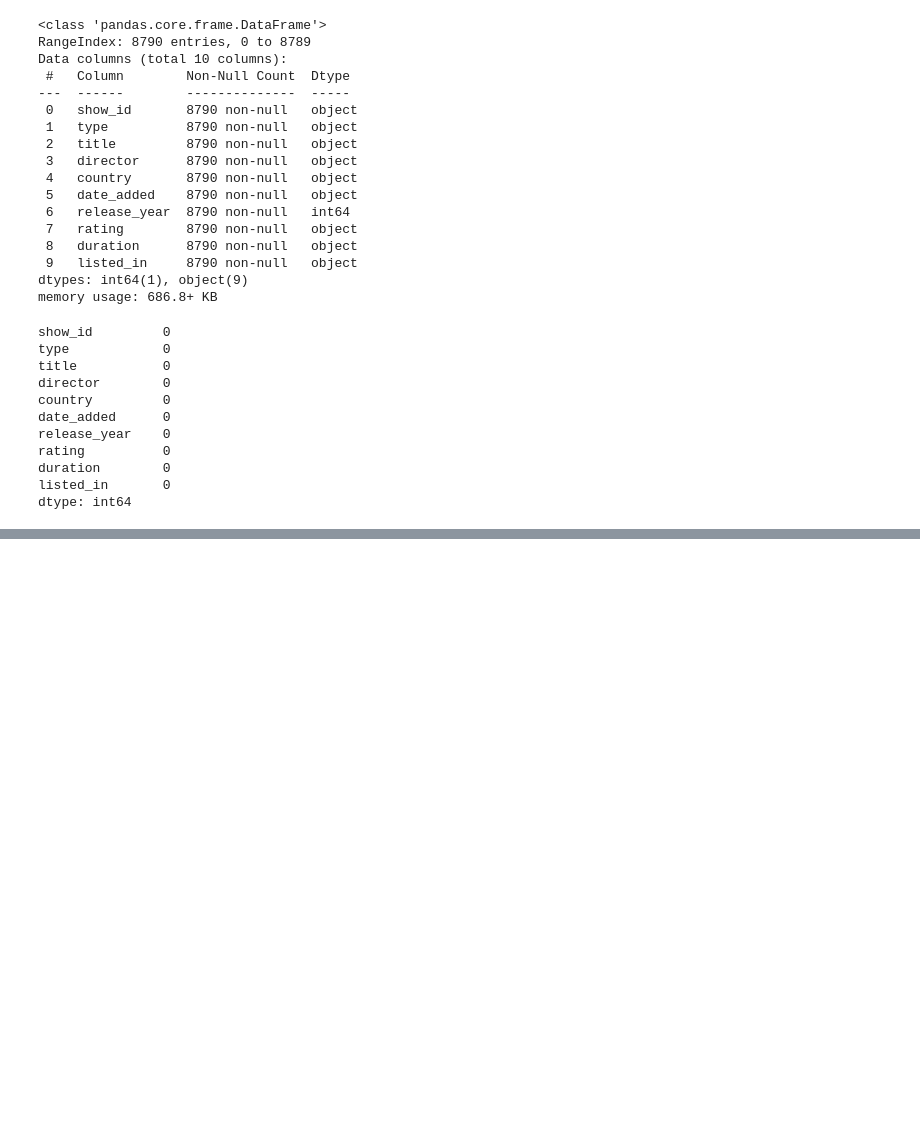
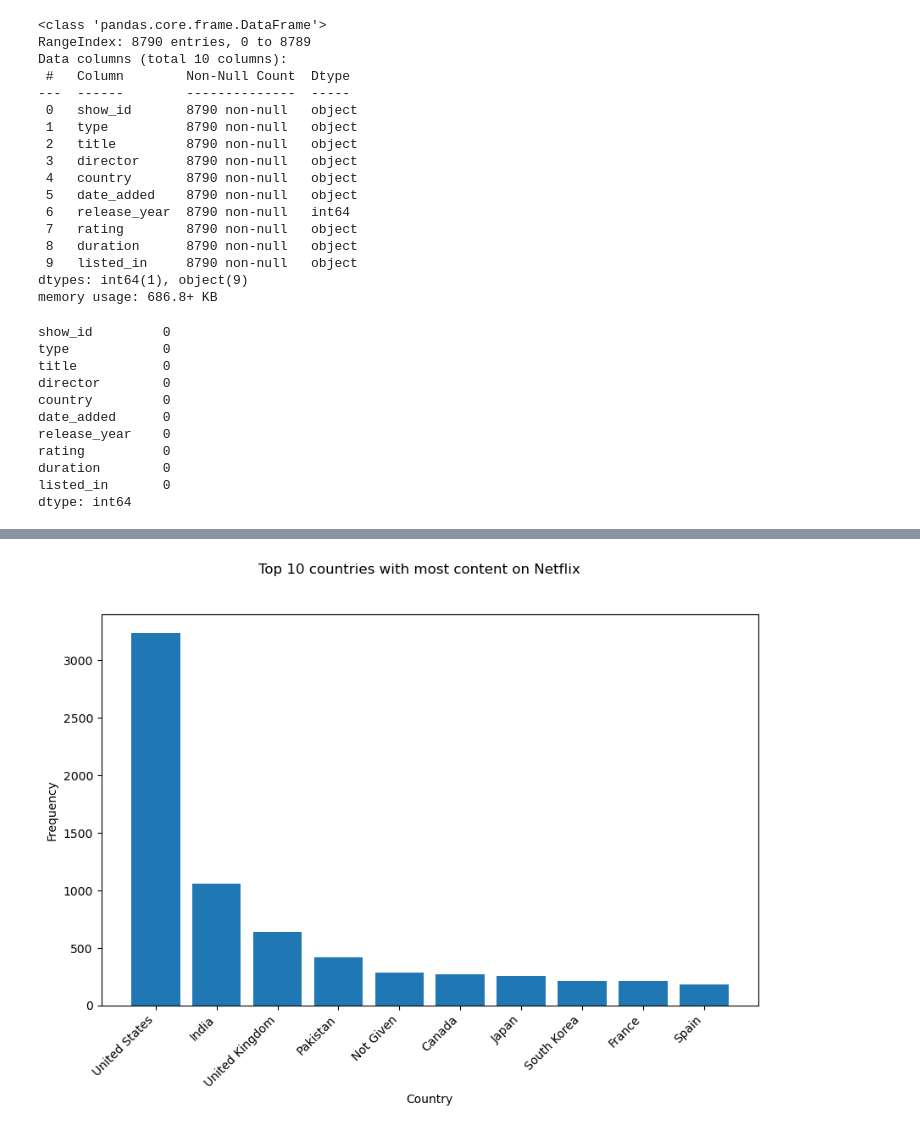
Before and after one commit to Savithri05/netflix, a Jupyter notebook: netflix.ipynb, the cells around one changed output, grey strips where cells are left out. Saved outputs shown, nothing was run; the diff lists cells and outputs as text; code cells hidden in the pictures; blank space fills up the shorter version.

```diff
--- a/netflix.ipynb
+++ b/netflix.ipynb
@@ -101,0 +129,3 @@ plt.show()
+# %%
+data['date_added']=pd.to_datetime(data['date_added'])
+data.describe()
@@ -101,0 +158,11 @@ plt.show()
+# %%
+top_ten_countries=data['country'].value_counts().reset_index().sort_values(by='count', ascending=False)[:10]
+plt.figure(figsize=(10, 6))
+plt.bar(top_ten_countries['country'],top_ten_countries['count'])
+plt.xticks(rotation=45, ha='right')
+plt.xlabel("Country")
+plt.ylabel("Frequency")
+plt.suptitle("Top 10 countries with most content on Netflix")
+plt.show()
+# %% [output]
+[figure, added]
```
Also changed, not shown: parts of 21 cells of this notebook.
